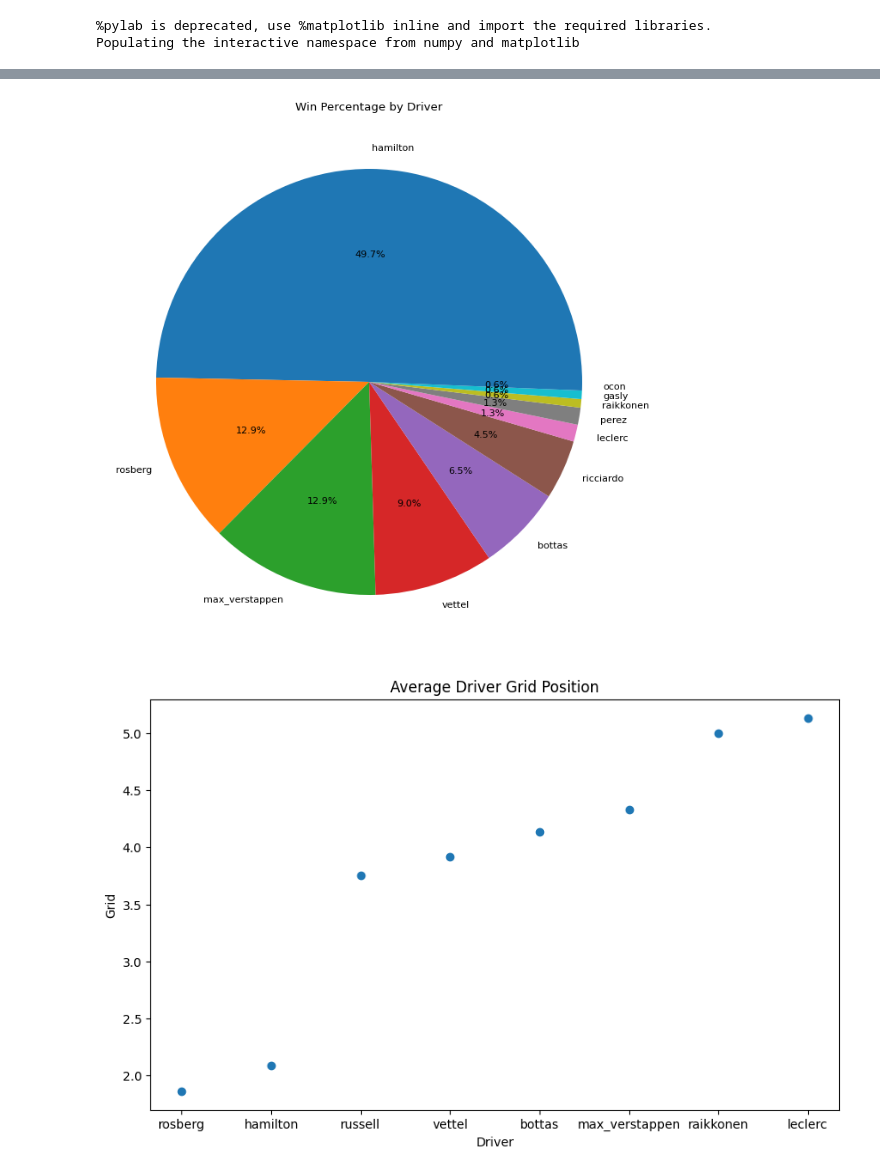
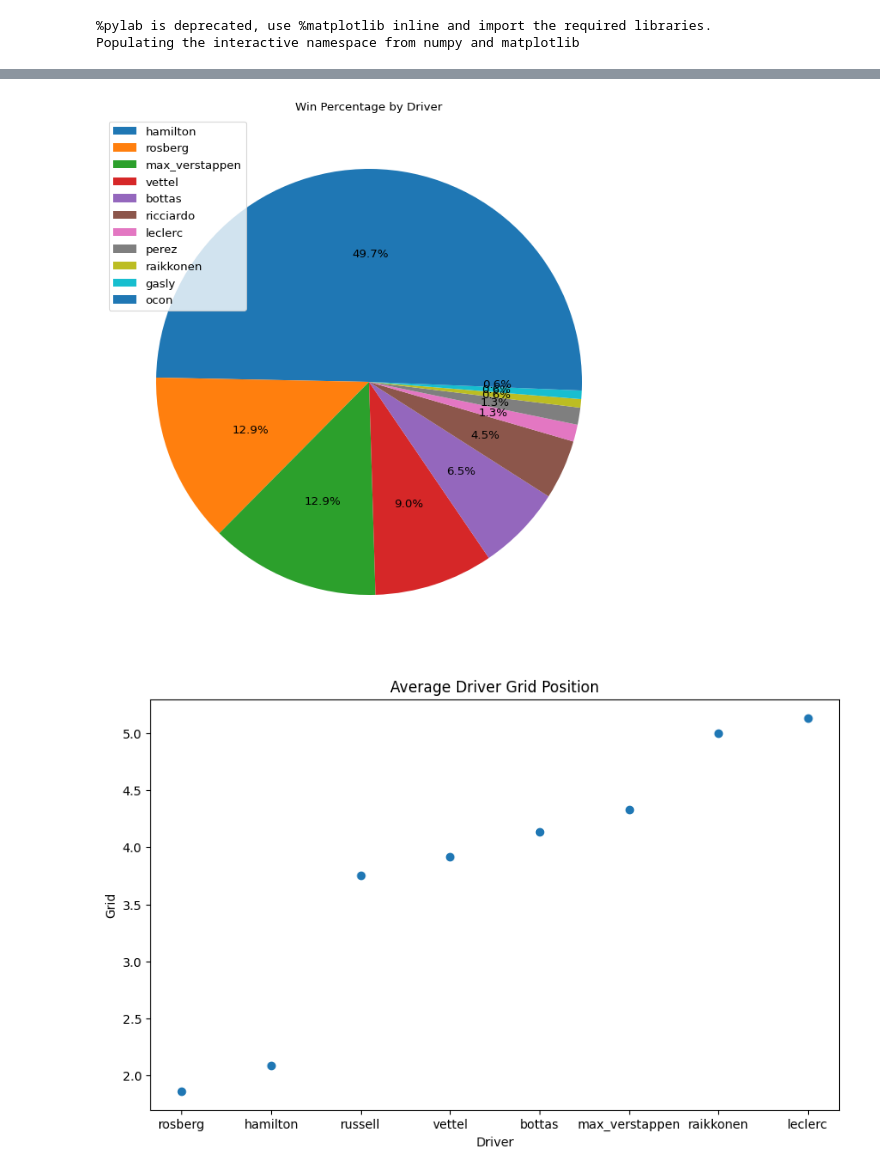
Before and after one commit to ollyjc99/f1-analytics, a Jupyter notebook: data analysis/driver-analysis.ipynb, the cells around one changed output, grey strips where cells are left out. Cells and saved outputs as stored; diff of their text form; code cells hidden in the pictures.

```diff
--- a/data analysis/driver-analysis.ipynb
+++ b/data analysis/driver-analysis.ipynb
@@ -49,14 +34,15 @@ axs.pie(nationalities.values, labels=nationalities.index,autopct='%1.1f%%')
 # %%
 drivers = winners.driver.value_counts()
 
 fig, axs = plt.subplots(1, dpi=80)
 fig.set_size_inches(10, 15)
 
 axs.set_title('Win Percentage by Driver')
-axs.pie(drivers.values, labels=drivers.index,autopct='%1.1f%%')
+axs.pie(drivers.values,autopct='%1.1f%%', textprops={'fontsize': 12})
+axs.legend(drivers.index, loc=2, prop={'size': 12})
 plt.show()
 # %% [output]
-[figure, old version]
+[figure, new version]
 # %%
 avg_driver_grid = merged.groupby(
     'driver'
```
Also changed, not shown: parts of 4 cells of this notebook.
